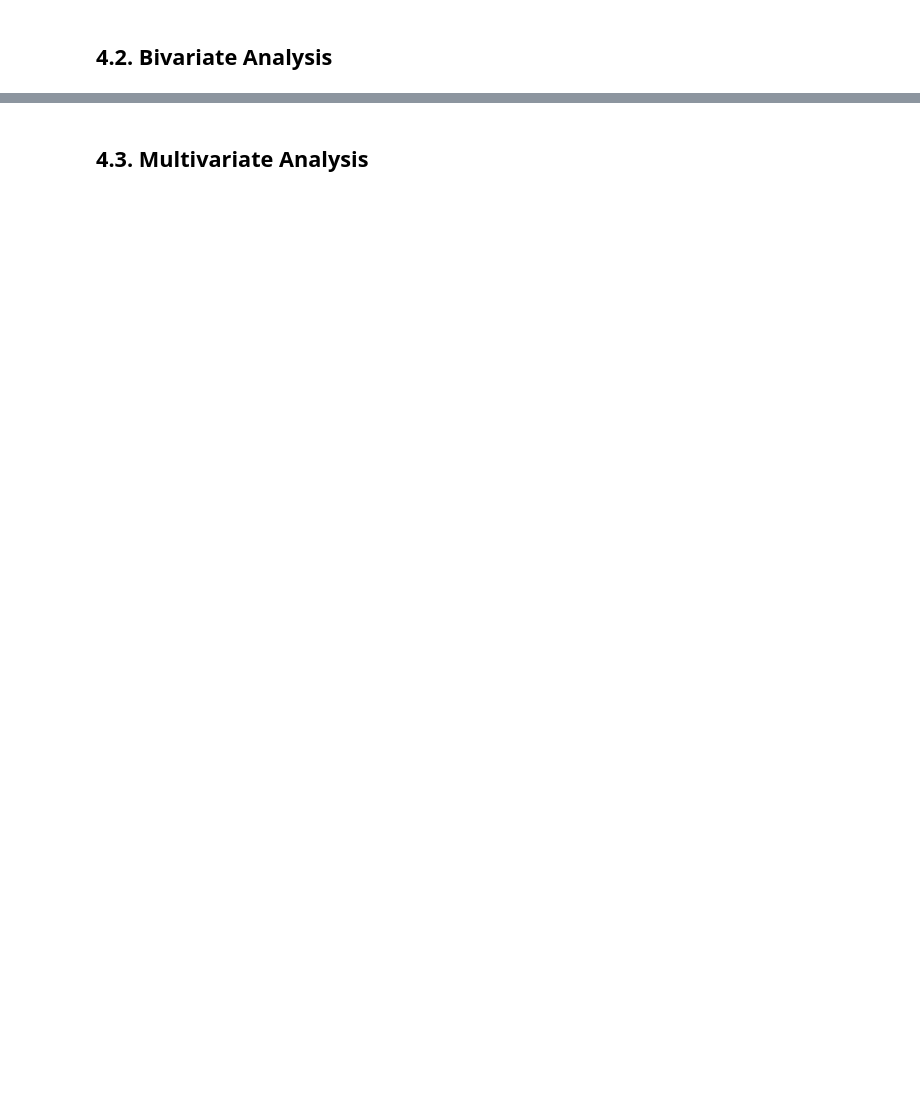
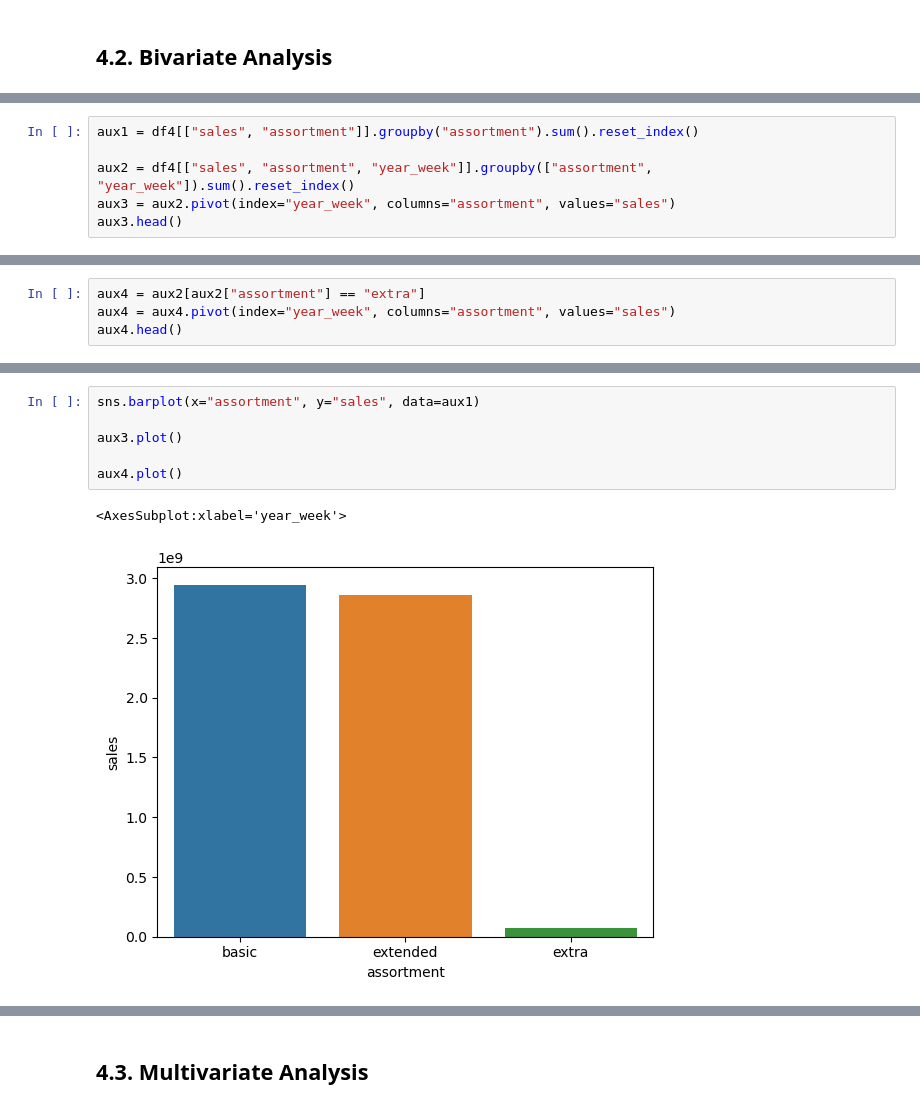
Before and after one commit to lucasquemelli/Rossman_Store_Sales, a Jupyter notebook: rossmann_store_sales.ipynb, the cells around one changed output, grey strips where cells are left out. Cells and saved outputs as stored; diff of their text form; blank space fills up the shorter version.

```diff
--- a/rossmann_store_sales.ipynb
+++ b/rossmann_store_sales.ipynb
@@ -983,0 +991,6 @@ Basic, extended and extra has the same order for count and sales volume. As we e
+# %%
+aux1 = df4[["sales", "assortment"]].groupby("assortment").sum().reset_index()
+
+aux2 = df4[["sales", "assortment", "year_week"]].groupby(["assortment", "year_week"]).sum().reset_index()
+aux3 = aux2.pivot(index="year_week", columns="assortment", values="sales")
+aux3.head()
@@ -983,0 +1005,4 @@ Basic, extended and extra has the same order for count and sales volume. As we e
+# %%
+aux4 = aux2[aux2["assortment"] == "extra"]
+aux4 = aux4.pivot(index="year_week", columns="assortment", values="sales")
+aux4.head()
@@ -983,0 +1017,9 @@ Basic, extended and extra has the same order for count and sales volume. As we e
+# %%
+sns.barplot(x="assortment", y="sales", data=aux1)
+
+aux3.plot()
+
+aux4.plot()
+# %% [output]
+<AxesSubplot:xlabel='year_week'>
+[figure, added]
```
Also changed, not shown: parts of 11 cells of this notebook.
